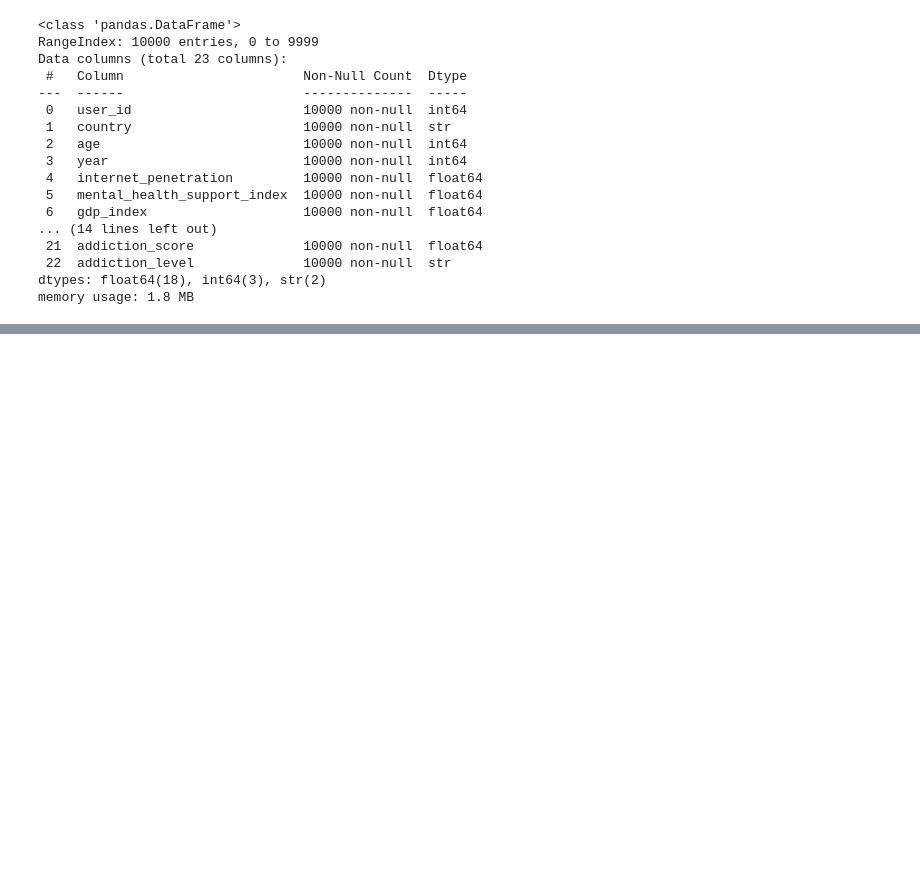
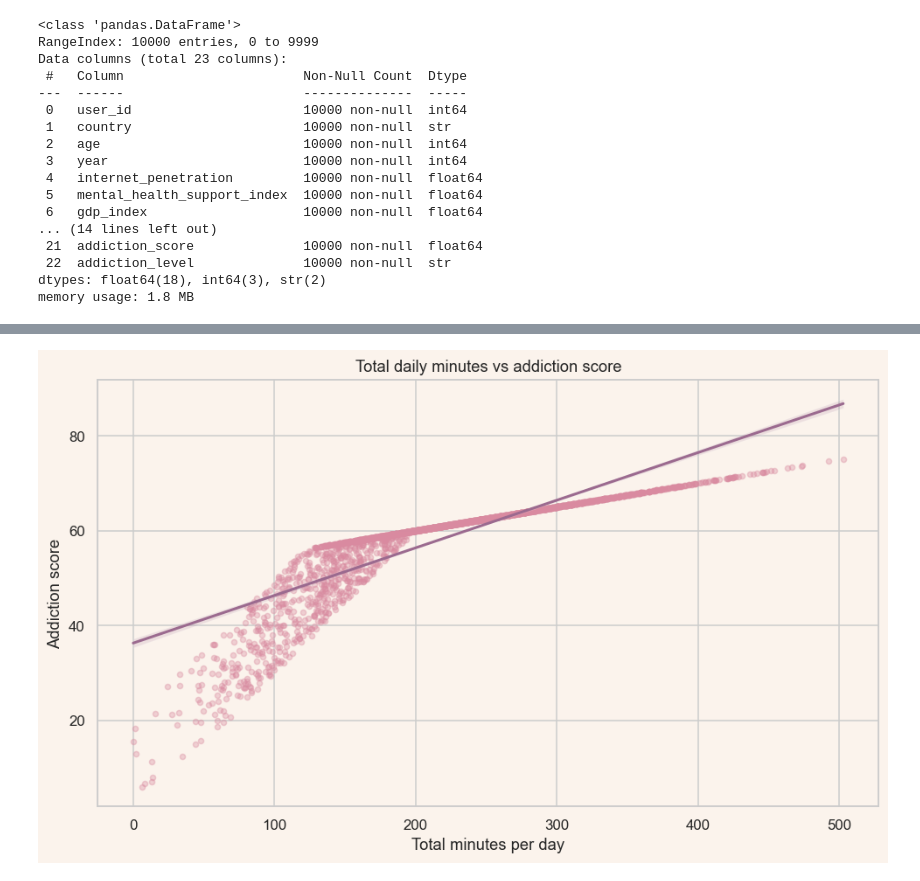
Before and after one commit to 57lol/social-media-addiction-dsba, a Jupyter notebook: Social_Media_Addiction.ipynb, the cells around one changed output, grey strips where cells are left out. Drawn from its saved outputs; the diff is of its cells as text; code cells hidden in the pictures; blank space fills up the shorter version.

```diff
--- a/Social_Media_Addiction.ipynb
+++ b/Social_Media_Addiction.ipynb
@@ -554,0 +232,11 @@ long they sleep. The analysis used pandas, matplotlib/seaborn and scipy hypothes
+# %%
+sample = data.sample(3000, random_state=1)
+plt.figure(figsize=(9, 5.5))
+sns.regplot(data=sample, x="total_minutes", y="addiction_score", scatter_kws={"alpha": 0.35, "s": 16, "color": pink}, line_kws={"color": plum, "lw": 2})
+plt.title("Total daily minutes vs addiction score")
+plt.xlabel("Total minutes per day")
+plt.ylabel("Addiction score")
+plt.tight_layout()
+plt.show()
+# %% [output]
+[figure, added]
```
Also changed, not shown: parts of 81 cells of this notebook, 11 other files.
